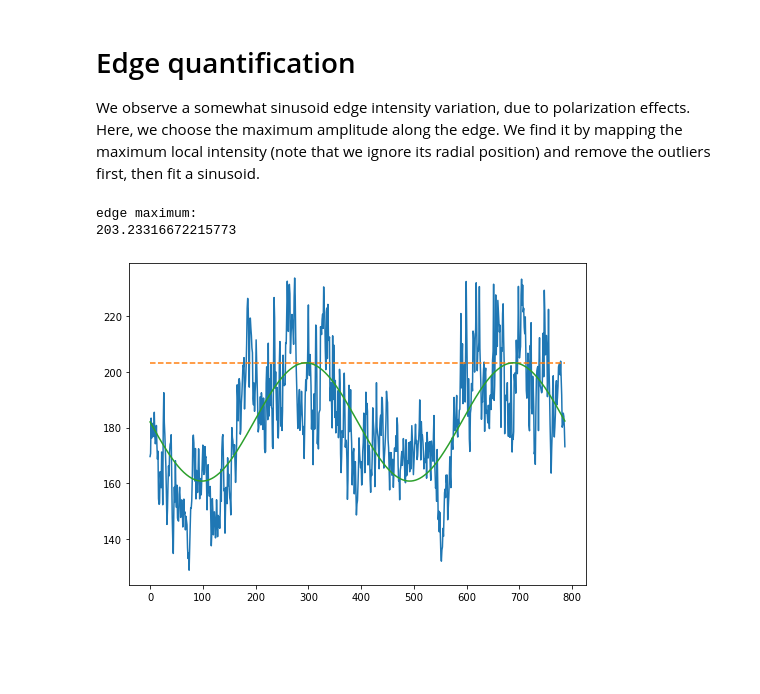
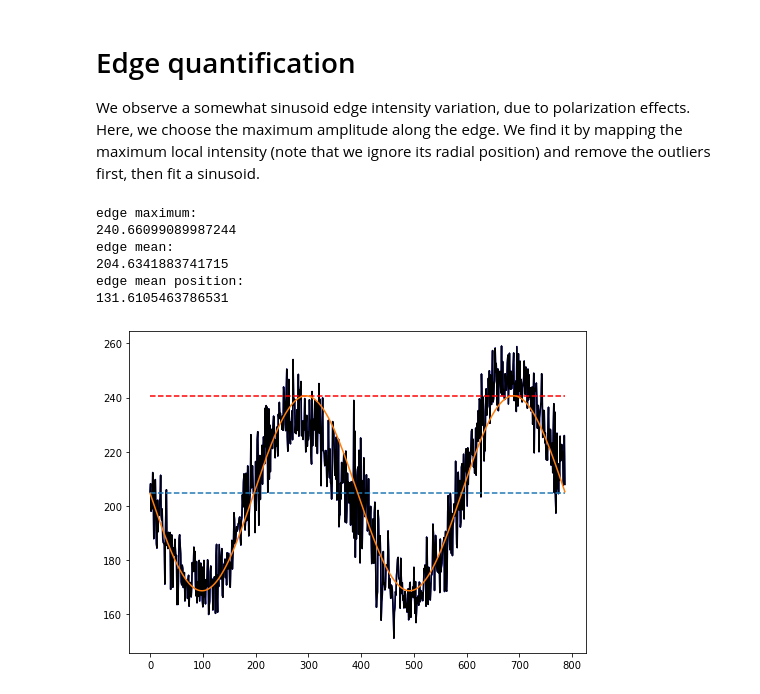
Before and after one commit to jacobkers/Vesicle_analysis, a Jupyter notebook: python/Bert_basic_pipeline_notebook.ipynb, the cells around one changed output. Cells and saved outputs as stored; diff of their text form; code cells hidden in the pictures; blank space fills up the shorter version.

Commit message:
Notebook Bert extra's

```diff
--- a/python/Bert_basic_pipeline_notebook.ipynb
+++ b/python/Bert_basic_pipeline_notebook.ipynb
@@ -49,7 +45,7 @@ We define a `GUV` class to store properties of a single GUV movie.
 # %%
 # Example usage
 if 1:
-    excelpath=str("D:/jkerssemakers/Dropbox/CD_recent/BN_CD24_Bert/")
+    excelpath=str("C:/Users/bvanherck/Documents/Python Scripts/CD23_Rafa-master/python/2024_Bert/")
     excelname =str("Bert_data_overview.xlsx")
 wb = load_workbook(excelpath+excelname)
 sheet_files = wb['guvs']
@@ -80,7 +76,7 @@ for row_cells in sheet_files.iter_rows(min_row=2, max_row=sheet_files.max_row):
 ## Main Analysis Pipeline
 pick a GUV and show its color channels and the 'work image', which is just the sum of these channels:
 # %%
-Guv = Guv_list[2]
+Guv = Guv_list[0]
 image_path = Guv.pathname + '\\' + Guv.filename
 roi = np.array(io.imread(image_path))
 # extract other basic metadata
@@ -212,35 +208,50 @@ We observe a somewhat sinusoid edge intensity variation, due to polarization eff
 # %%
 
 profile=np.nanmax(edge_map, axis=0)
+profile_max=np.argmax(edge_map, axis=0)
+radius_max=np.nanmean(profile_max)/2  #corrects for oversampling
+
+
 
 # for a clean fit, we should remove the mean and remove the outliers ('buds')
 
 x=np.arange(len(profile))
-inliers, outliers, flags = guv_tools.outlier_flag(profile, tolerance=2.5, sig_change=0.7, how=1, sho=0, demo=0)
+inliers, outliers, flags = guv_tools.outlier_flag(profile, tolerance=2, sig_change=0.9, how=1, sho=0, demo=0)
 cln_x=x[np.nonzero(flags)]
 cln_profile=profile[np.nonzero(flags)]
 
 # Fit the sine wave
 popt, pcov = guv_tools.fit_sine_to_trace(cln_x, cln_profile)
 
 # Generate the fitted curve (on original x)
 y_fit = guv_tools.sine_function(np.arange(len(x)), *popt)
-edge_value=np.max(y_fit)
+max_value=np.max(y_fit)
+mean_value=np.mean(y_fit)
 
 # this edge value compares to that of an IamgeJ cross-section profile
 print('edge maximum:')
-print(edge_value)
+print(max_value)
+print('edge mean:')
+print(mean_value)
+print('edge mean position:')
+print(radius_max)
 
 # show:
 fig, axs = plt.subplots(1,1)
-axs.plot(cln_x, cln_profile)
-axs.plot(cln_x, 0*cln_profile+edge_value, '--')
+axs.plot(x, profile, 'b-')
+axs.plot(cln_x, cln_profile, 'k-')
+axs.plot(cln_x, 0*cln_profile+max_value, 'r--')
+axs.plot(cln_x, 0*cln_profile+mean_value, '--')
 axs.plot(y_fit)
 fig.tight_layout()
 plt.show()
 dum=1
 plt.close("all")
 # %% [output]
 edge maximum:
-203.23316672215773
+240.66099089987244
+edge mean:
+204.6341883741715
+edge mean position:
+131.6105463786531
-[figure, old version]
+[figure, new version]
```
Also changed, not shown: parts of 7 cells of this notebook.
